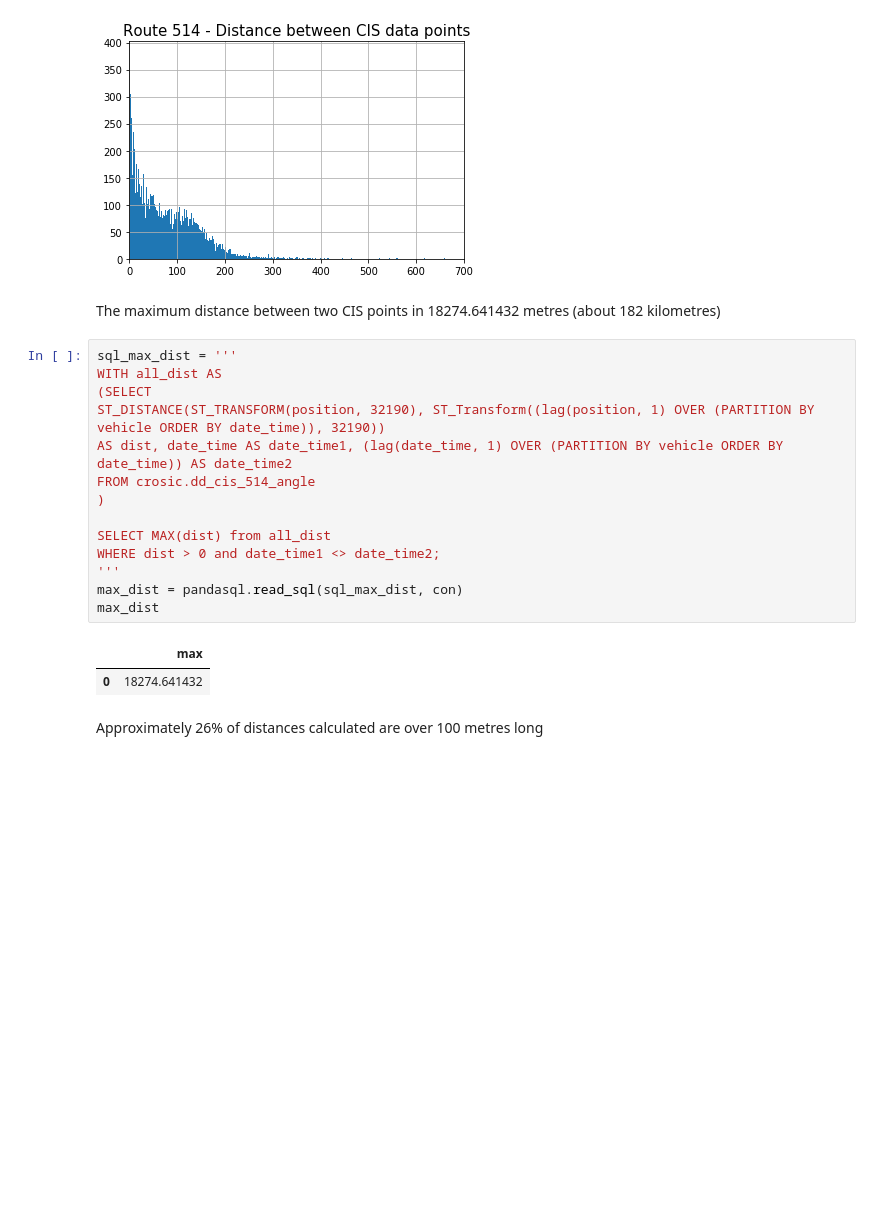
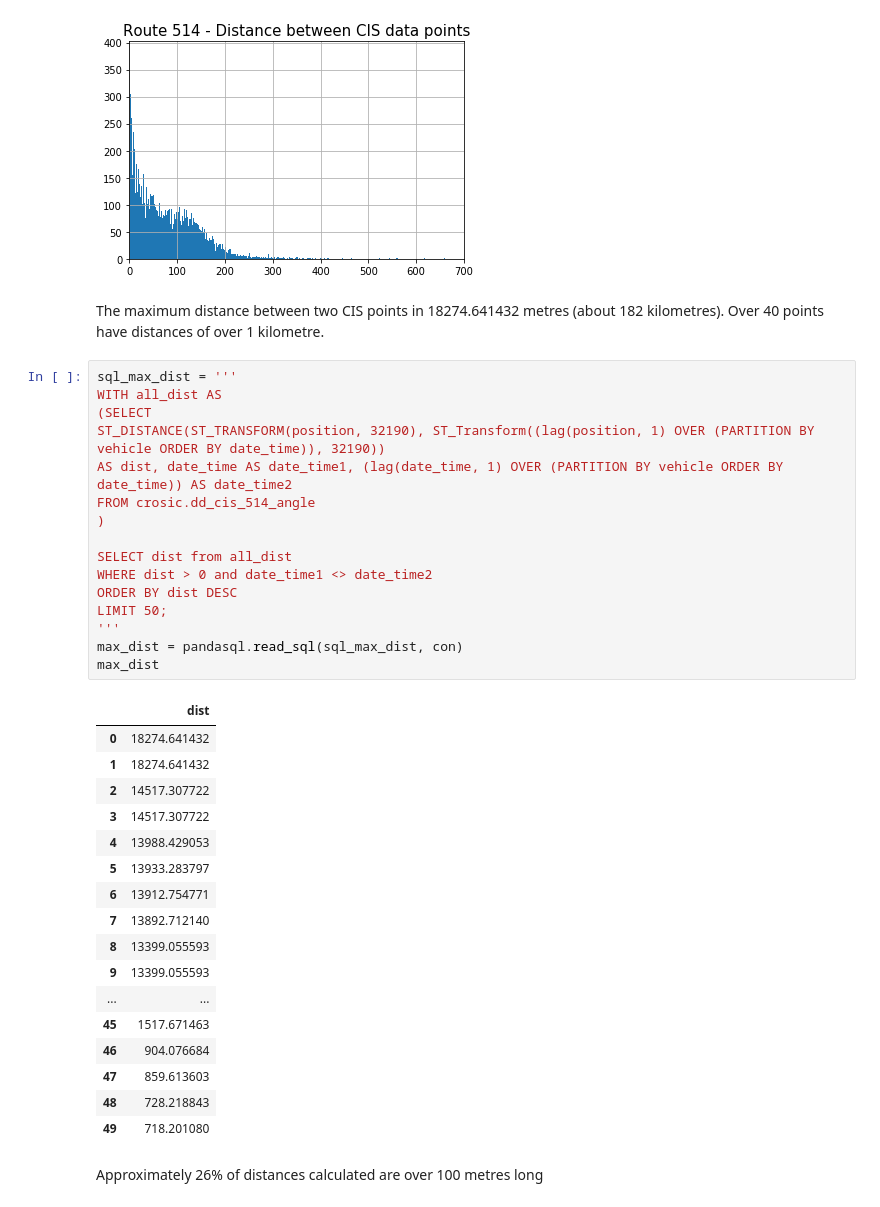
Before and after one commit to webgisgeek/bdit_data-sources, a Jupyter notebook: ttc/validating_cis_processing.ipynb, the cells around one changed output. Drawn from its saved outputs; the diff is of its cells as text; blank space fills up the shorter version.

```diff
--- a/ttc/validating_cis_processing.ipynb
+++ b/ttc/validating_cis_processing.ipynb
@@ -2162,24 +2164,41 @@ plt.show()
 # %% [output]
 [figure]
 # %% [markdown]
-The maximum distance between two CIS points in 18274.641432 metres (about 182 kilometres)
+The maximum distance between two CIS points in 18274.641432 metres (about 182 kilometres). Over 40 points have distances of over 1 kilometre.
 # %%
 sql_max_dist = '''
 WITH all_dist AS
 (SELECT
 ST_DISTANCE(ST_TRANSFORM(position, 32190), ST_Transform((lag(position, 1) OVER (PARTITION BY vehicle ORDER BY date_time)), 32190))
 AS dist, date_time AS date_time1, (lag(date_time, 1) OVER (PARTITION BY vehicle ORDER BY date_time)) AS date_time2
 FROM crosic.dd_cis_514_angle
 )
 
-SELECT MAX(dist) from all_dist
-WHERE dist > 0 and date_time1 <> date_time2;
+SELECT dist from all_dist
+WHERE dist > 0 and date_time1 <> date_time2
+ORDER BY dist DESC
+LIMIT 50;
 '''
 max_dist = pandasql.read_sql(sql_max_dist, con)
 max_dist
 # %% [output]
-|  | max |
+|  | dist |
 | 0 | 18274.641432 |
+| 1 | 18274.641432 |
+| 2 | 14517.307722 |
+| 3 | 14517.307722 |
+| 4 | 13988.429053 |
+| 5 | 13933.283797 |
+| 6 | 13912.754771 |
+| 7 | 13892.712140 |
+| 8 | 13399.055593 |
+| 9 | 13399.055593 |
+| ... | ... |
+| 45 | 1517.671463 |
+| 46 | 904.076684 |
+| 47 | 859.613603 |
+| 48 | 728.218843 |
+| 49 | 718.201080 |
 # %% [markdown]
 Approximately 26% of distances calculated are over 100 metres long
 # %%
```
Also changed, not shown: parts of 36 cells of this notebook.
